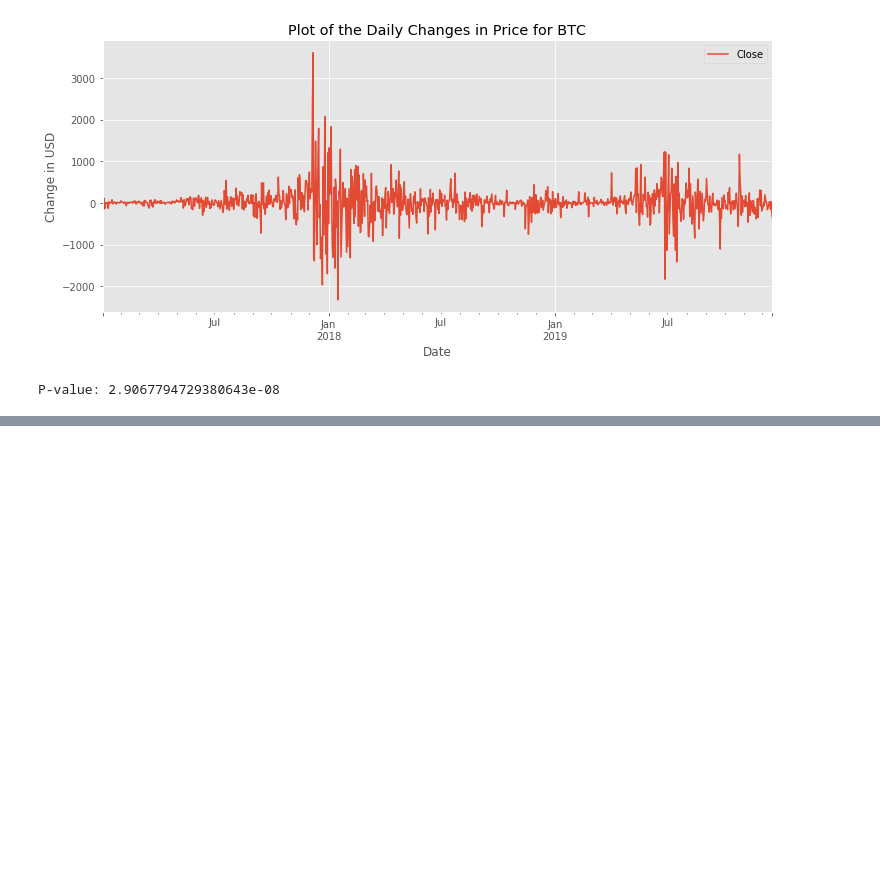
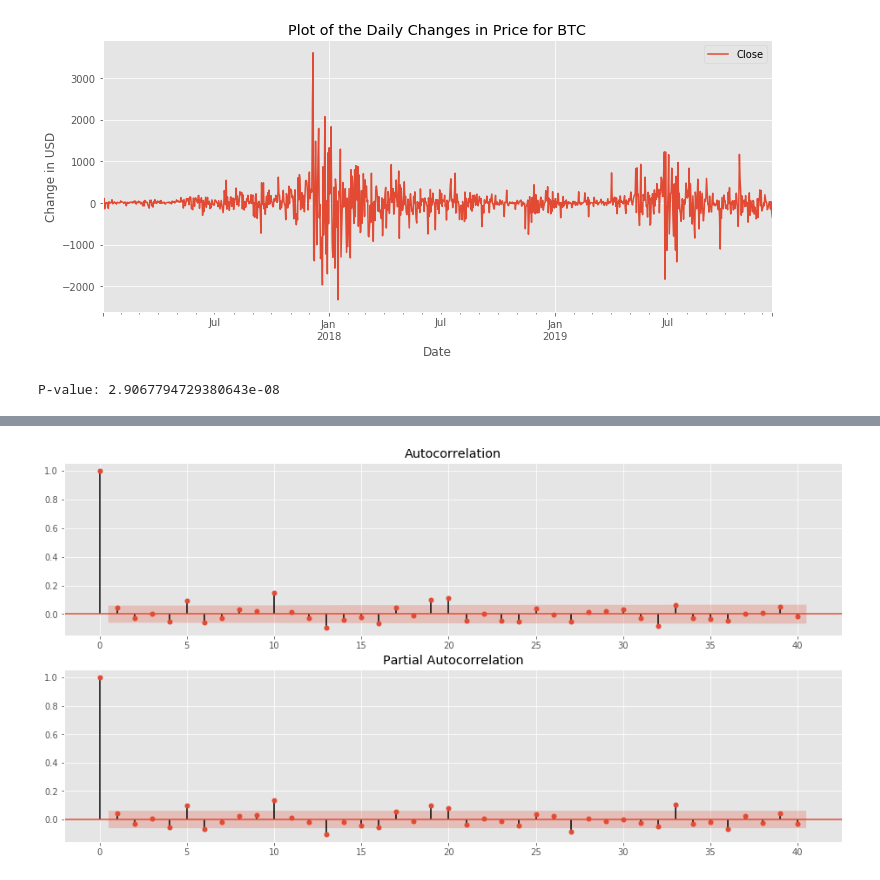
Before and after one commit to varnittewari/Modeling-Time-Series, a Jupyter notebook: Modelling.ipynb, the cells around one changed output, grey strips where cells are left out. Cells and saved outputs as stored; diff of their text form; code cells hidden in the pictures; blank space fills up the shorter version.

```diff
--- a/Modelling.ipynb
+++ b/Modelling.ipynb
@@ -86,0 +119,7 @@ P-value: 2.9067794729380643e-08
+# %%
+fig, (ax1, ax2) = plt.subplots(2,1,figsize=(16,8))
+plot_acf(bc_diff, ax=ax1, lags=40)
+plot_pacf(bc_diff, ax=ax2, lags=40)
+plt.show()
+# %% [output]
+[figure, added]
```
Also changed, not shown: parts of 12 cells of this notebook, 2 other files.
